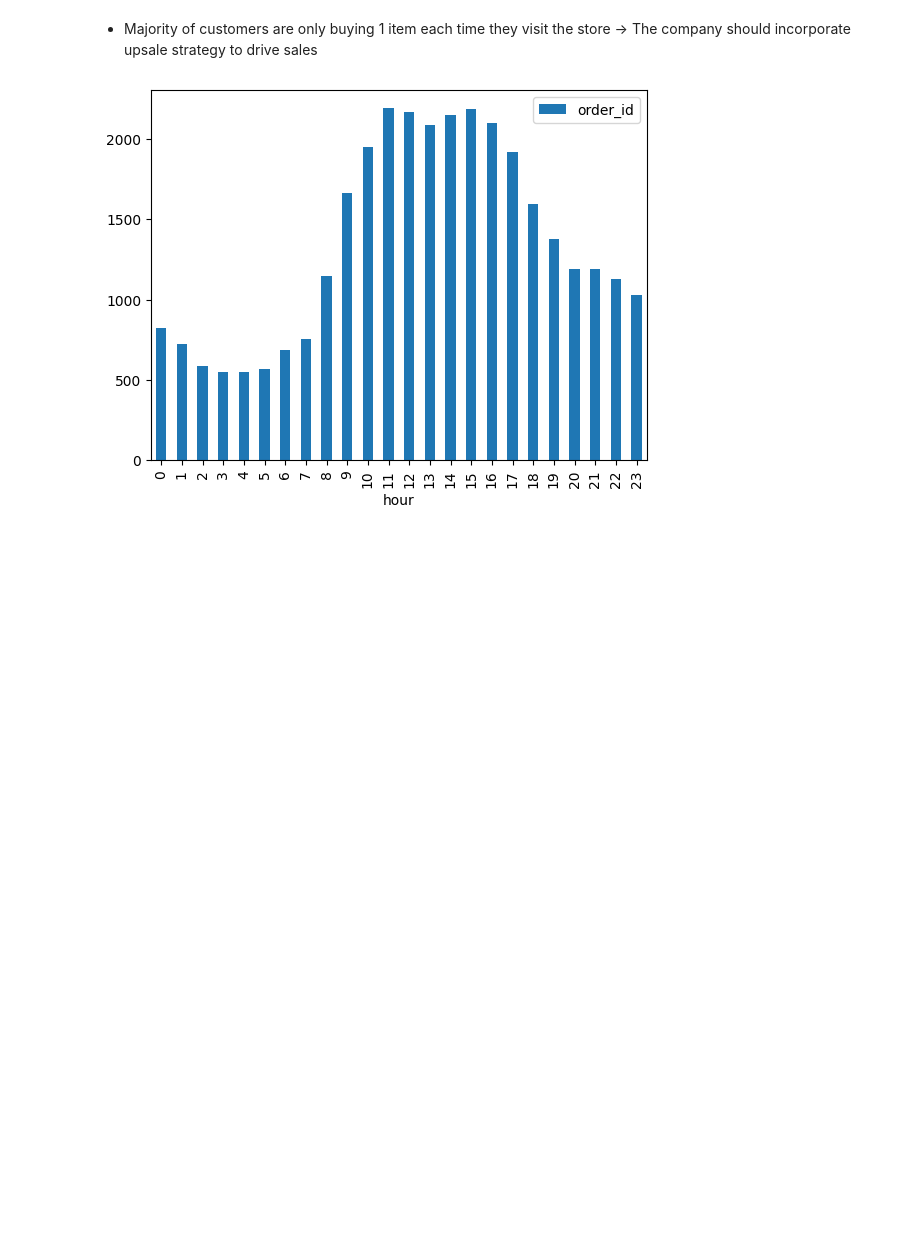
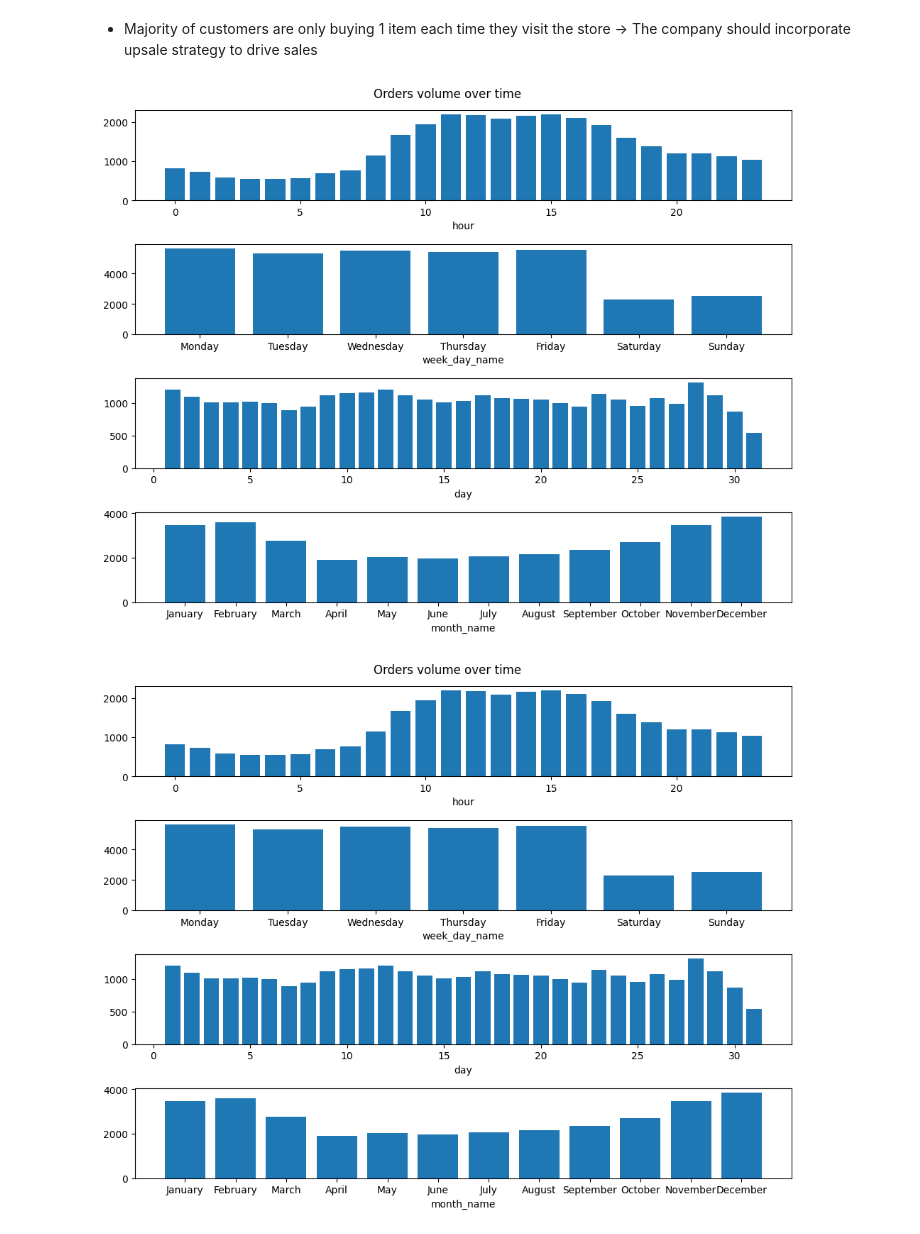
Before and after one commit to chaulnb05/Fuzzy_Ecom, a Jupyter notebook: Notebooks/eda.ipynb, the cells around one changed output. Saved outputs shown, nothing was run; the diff lists cells and outputs as text; code cells hidden in the pictures; blank space fills up the shorter version.

```diff
--- a/Notebooks/eda.ipynb
+++ b/Notebooks/eda.ipynb
@@ -54,6 +87,9 @@ Data columns (total 14 columns):
  13  month_name          32313 non-null  str
 dtypes: datetime64[us](1), float64(2), int64(9), str(2)
 memory usage: 3.5 MB
+# %%
+orders_df["week_day_name"] = helpers.ordered_time(orders_df["week_day_name"],"week")
+orders_df["month_name"] = helpers.ordered_time(orders_df["month_name"],"month")
 # %%
 orders_df.describe()
 # %% [output]
@@ -68,9 +104,11 @@ orders_df.describe()
 | std | 9328.103961 | NaN | 132427.649842 | 108402.203189 | 0.732277 | 0.426274 | 17.808771 | ... |
 # %% [markdown]
 - Majority of customers are only buying 1 item each time they visit the store -> The company should incorporate upsale strategy to drive sales
-# %%
-# Bar chart to examine orders volume during a day
-charts.data_over_time(orders_df["order_id"],orders_df["hour"])
-# %% [output]
-[figure, removed]
+# %%
+charts.data_over_time(orders_df,
+                      ['hour','week_day_name','day','month_name'],
+                      "Orders volume over time")
+# %% [output]
+[figure, added]
+[figure, added]
 # %% [markdown]
```
Also changed, not shown: parts of 20 cells of this notebook, 4 other files.
